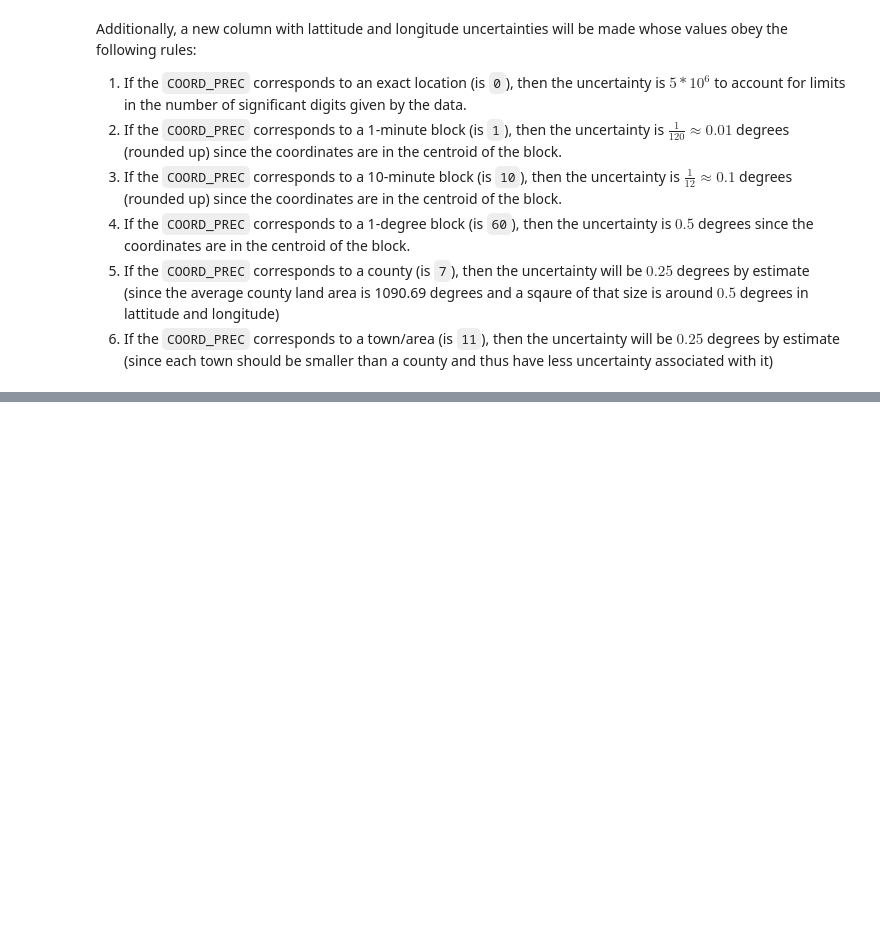
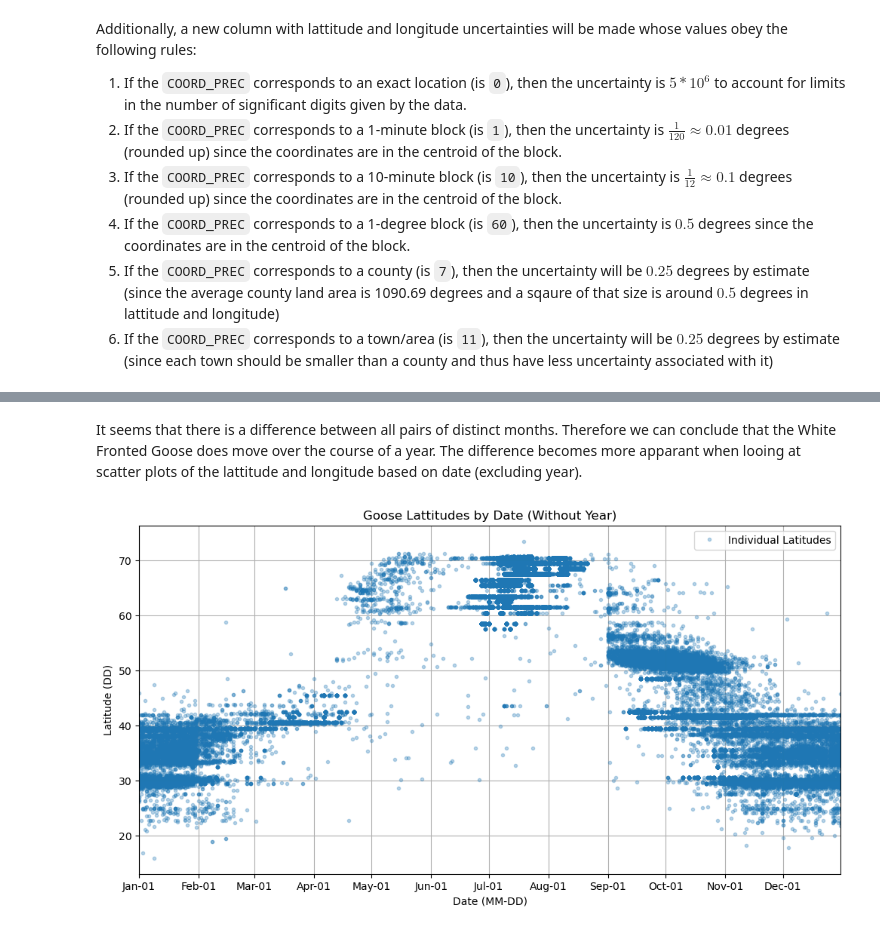
Before and after one commit to BoAndArrows/CMSC320-Final-B-W-Y-C, a Jupyter notebook: white_fronted_goose.ipynb, the cells around one changed output, grey strips where cells are left out. Drawn from its saved outputs; the diff is of its cells as text; code cells hidden in the pictures; blank space fills up the shorter version.

```diff
--- a/white_fronted_goose.ipynb
+++ b/white_fronted_goose.ipynb
@@ -230,0 +244,25 @@ display(mw_h0_reject_df)
+# %% [markdown]
+It seems that there is a difference between all pairs of distinct months. Therefore we can conclude that the White Fronted Goose does move over the course of a year. The difference becomes more apparant when looing at scatter plots of the lattitude and longitude based on date (excluding year).
+# %%
+#
+# Plot lattitudes by month.
+#
+
+fig, ax = plt.subplots(figsize=(12, 6))
+
+meadian_lats = [group['LAT_DD'].median() for _, group in months_dict]
+ax.plot(goose_data['EVENT_DATE'].apply(lambda x : x.replace(year = 2000)), goose_data['LAT_DD'], marker='.', linestyle='None', alpha=0.3, label='Individual Latitudes')
+fmt = mdates.DateFormatter("%b-%d")
+ax.xaxis.set_major_formatter(fmt)
+ax.xaxis.set_major_locator(mdates.MonthLocator(bymonthday=1))
+ax.set_xlim([datetime(2000, 1, 1), datetime(2000, 12, 31)])
+ax.set_xlabel('Date (MM-DD)')
+ax.set_ylabel('Latitude (DD)')
+ax.legend()
+ax.set_title('Goose Lattitudes by Date (Without Year)')
+ax.text(0.5, -0.15, 'Lattitudes of bird events by date without considering the year.')
+ax.grid()
+
+plt.show()
+# %% [output]
+[figure, added]
```
Also changed, not shown: parts of 7 cells of this notebook.
